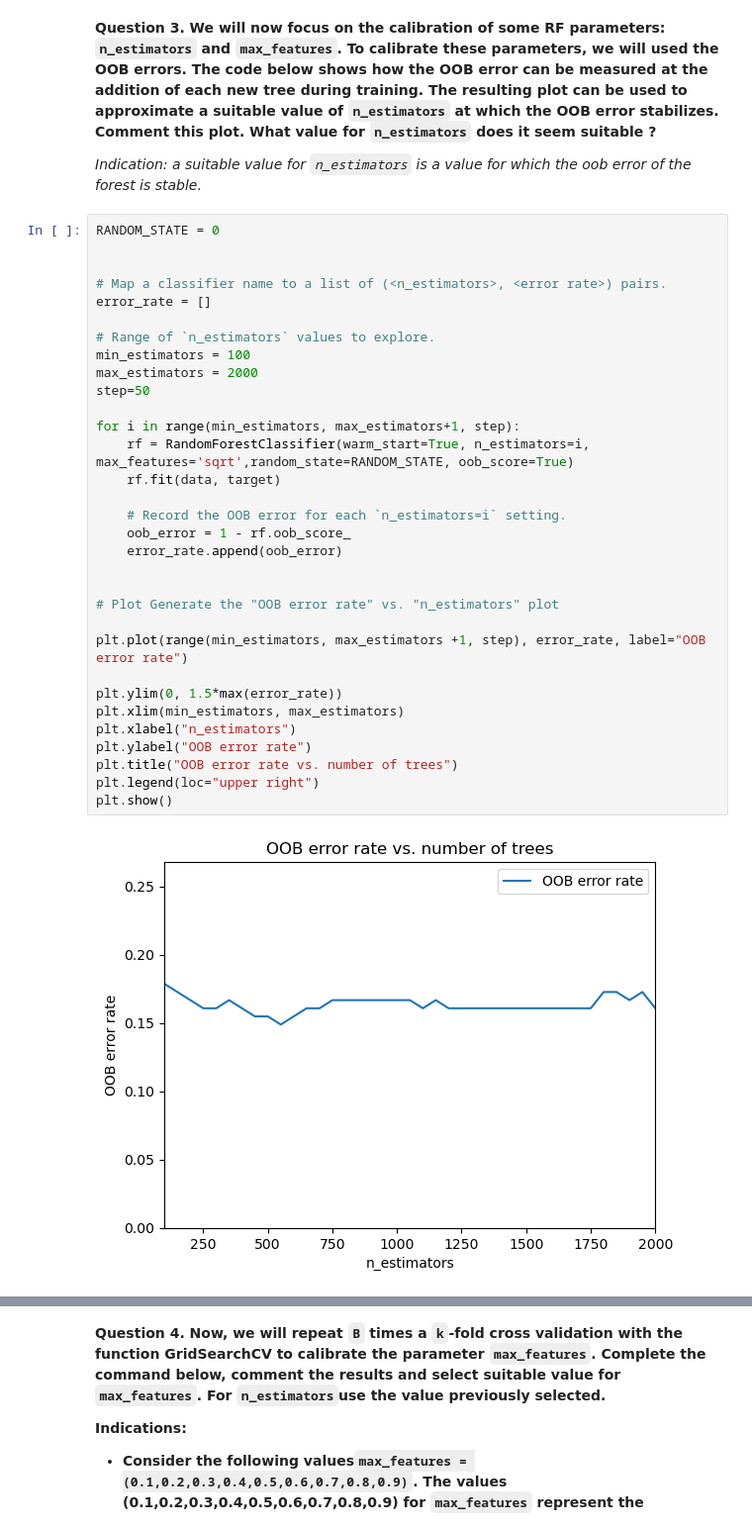
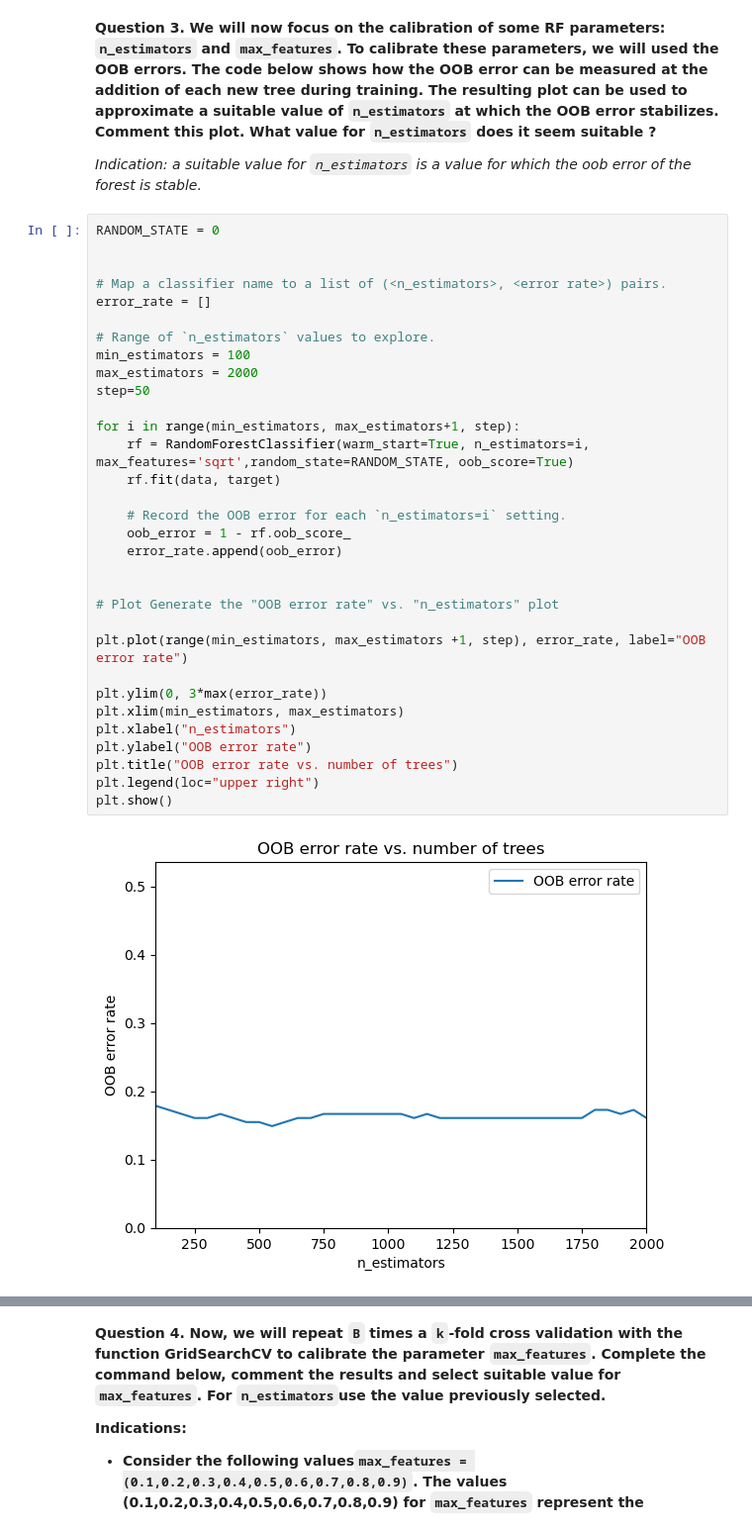
Before and after one commit to Ethel-Ogallo/UBS_ML, a Jupyter notebook: Labs/04_baggingandRF.ipynb, the cells around one changed output, grey strips where cells are left out. Shown: that part at 99% size. Saved outputs shown, nothing was run; the diff lists cells and outputs as text.

```diff
--- a/Labs/04_baggingandRF.ipynb
+++ b/Labs/04_baggingandRF.ipynb
@@ -216,34 +219,34 @@ RANDOM_STATE = 0
 
 
 # Map a classifier name to a list of (<n_estimators>, <error rate>) pairs.
 error_rate = []
 
 # Range of `n_estimators` values to explore.
 min_estimators = 100
 max_estimators = 2000
 step=50
 
 for i in range(min_estimators, max_estimators+1, step):
     rf = RandomForestClassifier(warm_start=True, n_estimators=i, max_features='sqrt',random_state=RANDOM_STATE, oob_score=True)
     rf.fit(data, target)
 
     # Record the OOB error for each `n_estimators=i` setting.
     oob_error = 1 - rf.oob_score_
     error_rate.append(oob_error)
 
 
 # Plot Generate the "OOB error rate" vs. "n_estimators" plot
 
 plt.plot(range(min_estimators, max_estimators +1, step), error_rate, label="OOB error rate")
 
-plt.ylim(0, 1.5*max(error_rate))
+plt.ylim(0, 3*max(error_rate))
 plt.xlim(min_estimators, max_estimators)
 plt.xlabel("n_estimators")
 plt.ylabel("OOB error rate")
 plt.title("OOB error rate vs. number of trees")
 plt.legend(loc="upper right")
 plt.show()
 # %% [output]
-[figure, old version]
+[figure, new version]
 # %% [markdown]
 Comment of the plot and choice of a suitable value for `n_estimators`:
```
Also changed, not shown: parts of 11 cells of this notebook, 1 other file.
